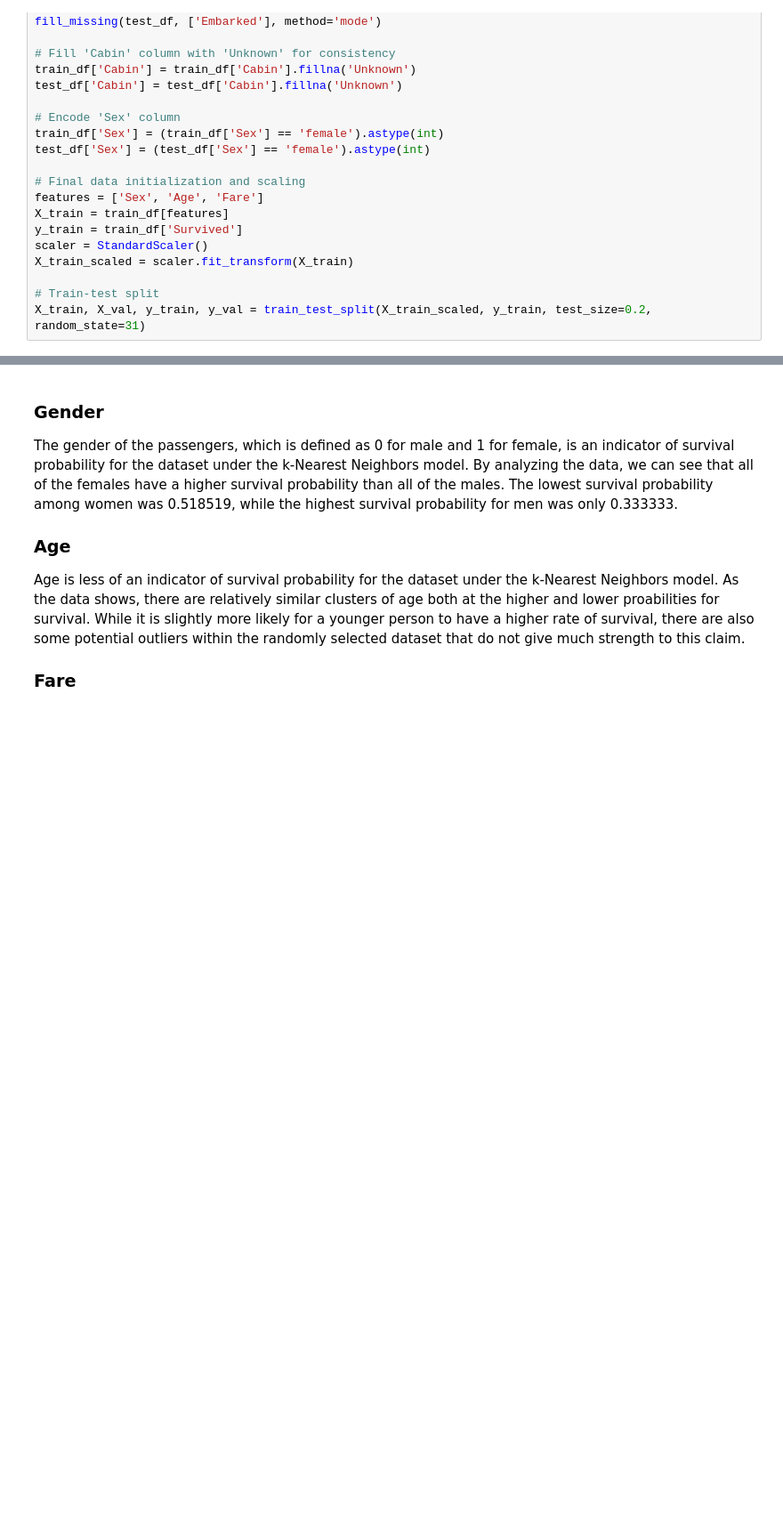
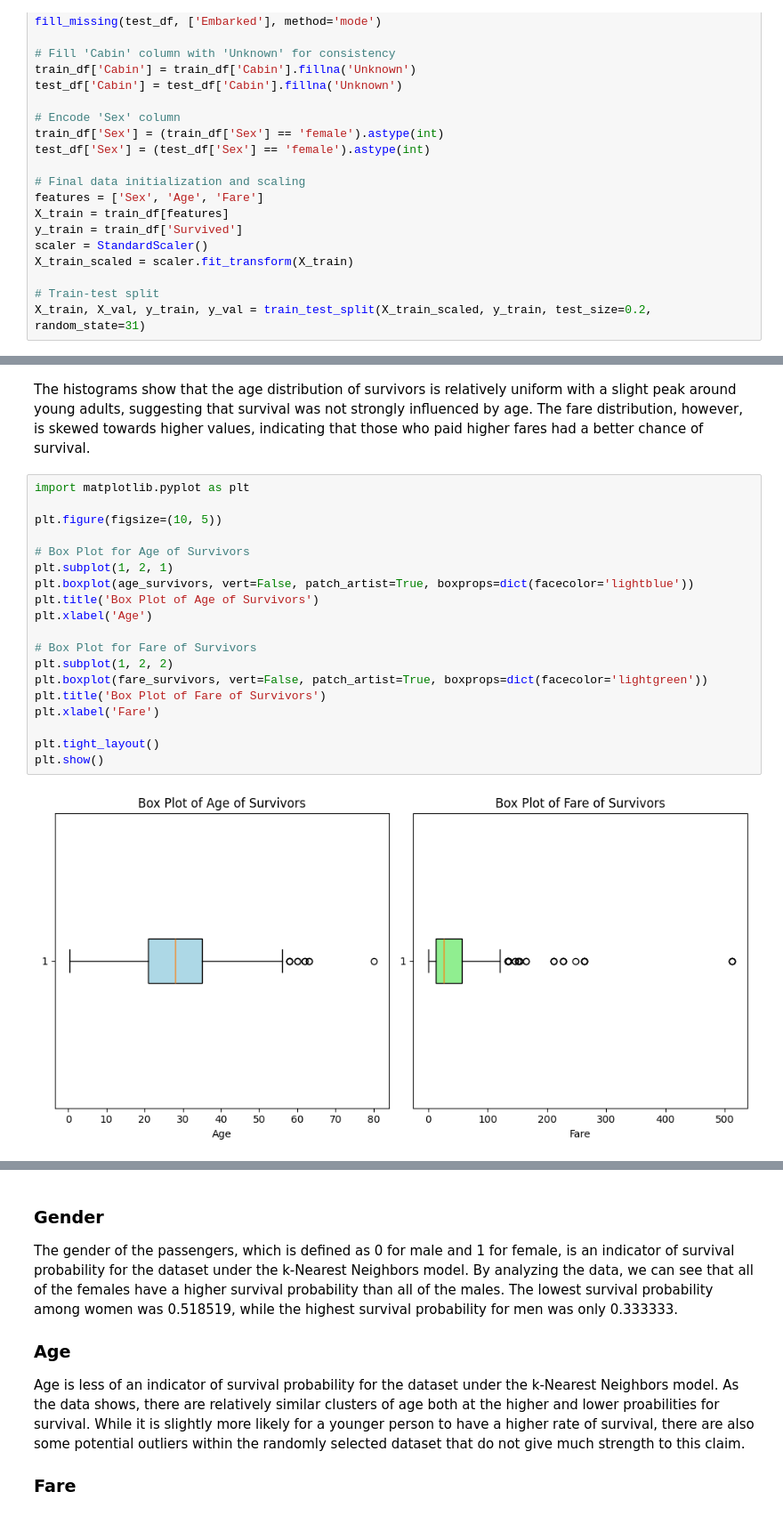
Before and after one commit to jemiaj/CSCI3360E-project, a Jupyter notebook: Final-project.ipynb, the cells around one changed output, grey strips where cells are left out. Shown at 89% size. Saved outputs shown, nothing was run; the diff lists cells and outputs as text; blank space fills up the shorter version.

```diff
--- a/Final-project.ipynb
+++ b/Final-project.ipynb
@@ -110,0 +281,23 @@ X_train, X_val, y_train, y_val = train_test_split(X_train_scaled, y_train, test_
+# %% [markdown]
+The histograms show that the age distribution of survivors is relatively uniform with a slight peak around young adults, suggesting that survival was not strongly influenced by age. The fare distribution, however, is skewed towards higher values, indicating that those who paid higher fares had a better chance of survival.
+# %%
+import matplotlib.pyplot as plt
+
+plt.figure(figsize=(10, 5))
+
+# Box Plot for Age of Survivors
+plt.subplot(1, 2, 1)
+plt.boxplot(age_survivors, vert=False, patch_artist=True, boxprops=dict(facecolor='lightblue'))
+plt.title('Box Plot of Age of Survivors')
+plt.xlabel('Age')
+
+# Box Plot for Fare of Survivors
+plt.subplot(1, 2, 2)
+plt.boxplot(fare_survivors, vert=False, patch_artist=True, boxprops=dict(facecolor='lightgreen'))
+plt.title('Box Plot of Fare of Survivors')
+plt.xlabel('Fare')
+
+plt.tight_layout()
+plt.show()
+# %% [output]
+[figure, added]
```
Also changed, not shown: parts of 32 cells of this notebook.
